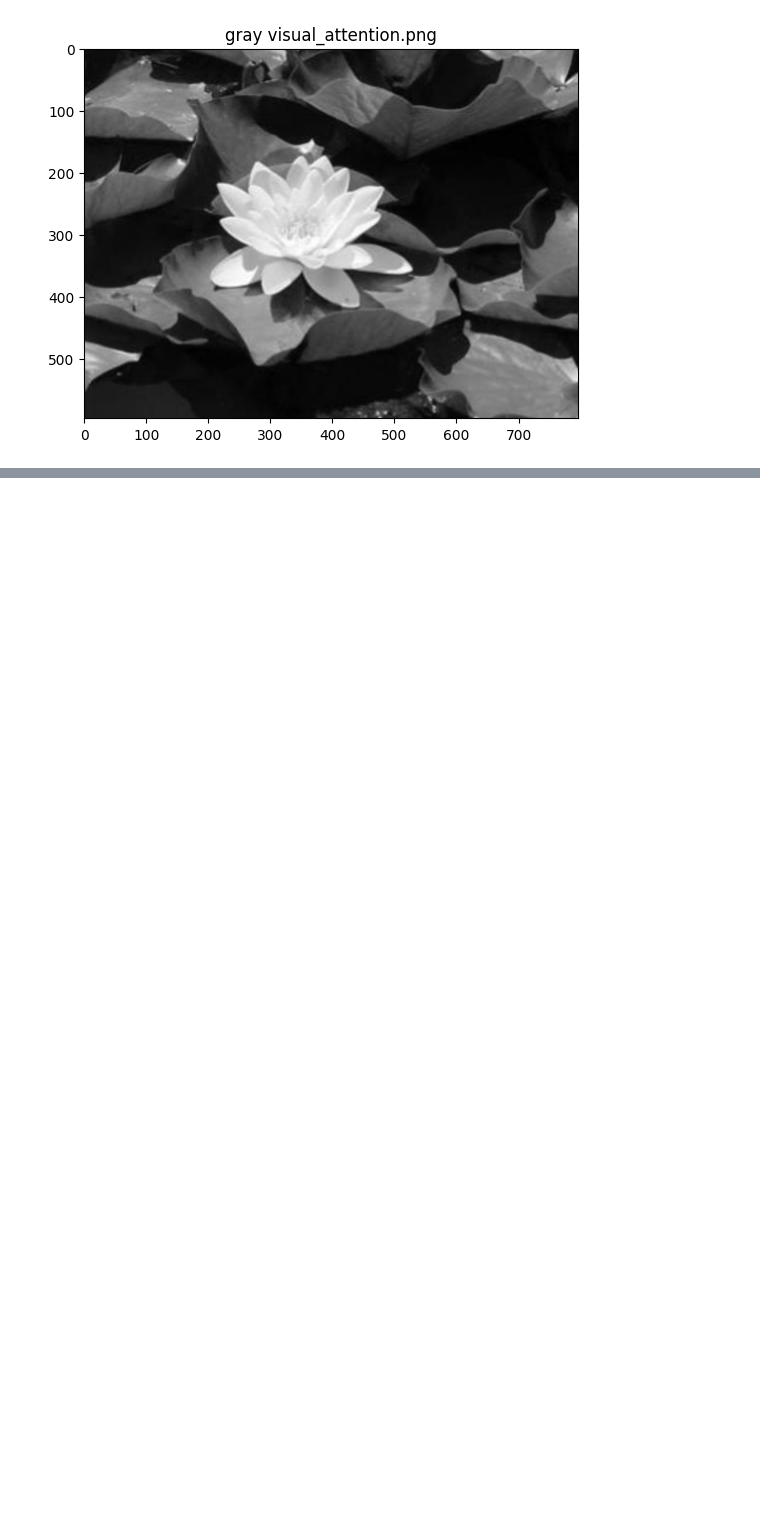
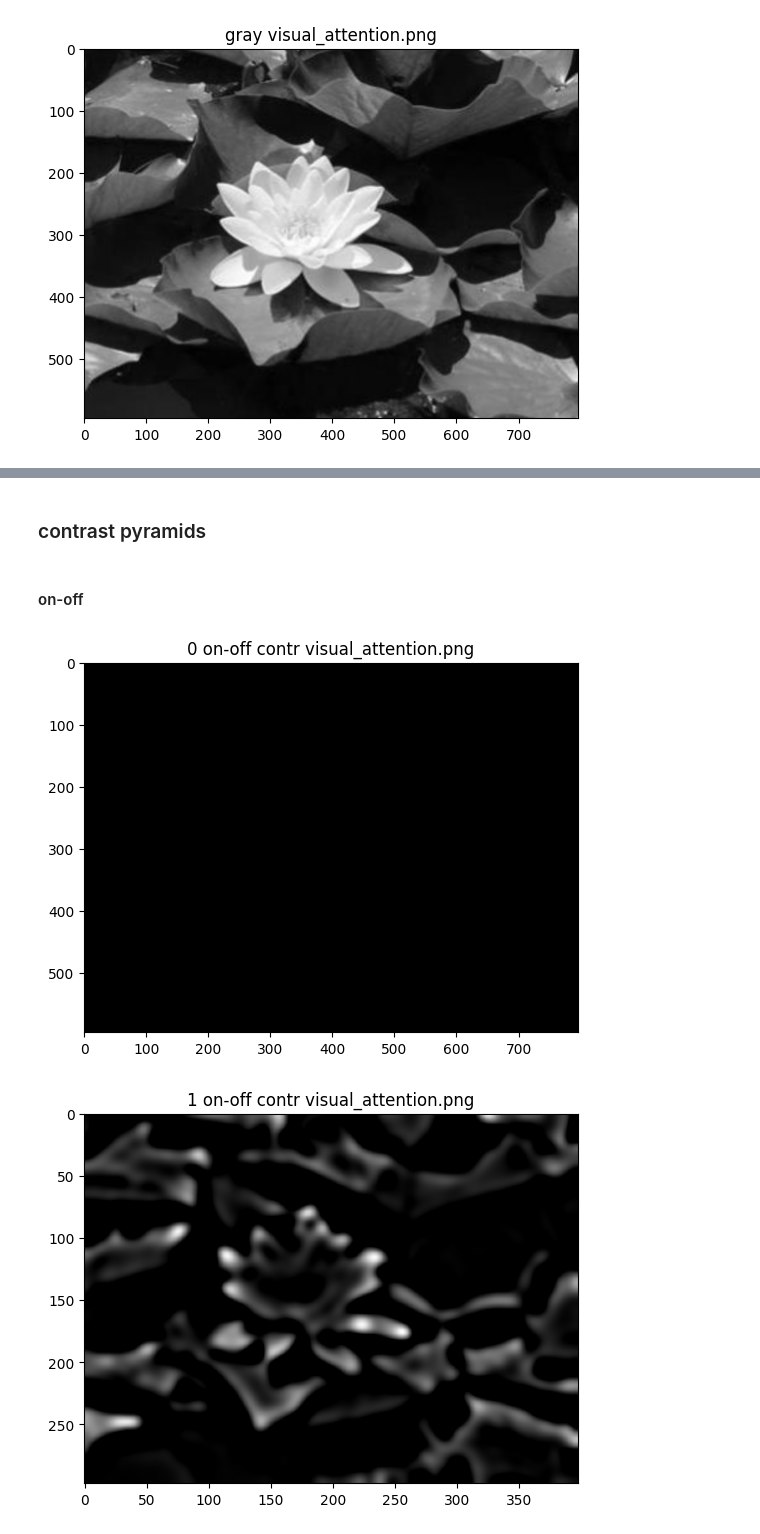
Before and after one commit to marekd6/CV1_labs, a Jupyter notebook: Assignment 02-20251125/cv1_2_3.ipynb, the cells around one changed output, grey strips where cells are left out. Drawn from its saved outputs; the diff is of its cells as text; code cells hidden in the pictures; blank space fills up the shorter version.

```diff
--- a/Assignment 02-20251125/cv1_2_3.ipynb
+++ b/Assignment 02-20251125/cv1_2_3.ipynb
@@ -33,2 +37,36 @@ def load_display_img(pth, is_gray=False):
+# %%
+def calc_vis_contrast_pyramid(centre_p, surround_p, pth=''):
+    # contr_p_on_off = np.zeros_like(centre_p)
+    # contr_p_off_on = np.zeros_like(centre_p)
+    # print(centre_p)
+    # print(surround_p)
+    for j, imgs in enumerate(zip(centre_p, surround_p)):
+        print(j)
+        img_c, img_s = imgs
+        contr = img_c - img_s
+        contr_on_off = np.clip(contr, 0, 1)
+        show_img(contr_on_off, 'contr ' + pth, str(j))
+        # contr_p_on_off[j, :] = contr_on_off
+        contr *= -1
+        contr_off_on = np.clip(contr, 0, 1)
+        show_img(contr_off_on, 'contr ' + pth, str(j))
+        # contr_p_off_on[j, :] = contr_off_on
+    # vis_pyramid(contr_p_on_off, pth, 'on-off')
+    # vis_pyramid(contr_p_off_on, pth, 'off-on')
+    # return contr_p_on_off, contr_p_off_on
+# %%
+def calc_vis_contrast_pyramid(centre_p, surround_p, pth='', is_on_off=True):
+    for j, imgs in enumerate(zip(centre_p, surround_p)):
+        img_c, img_s = imgs
+        contr = img_c - img_s
+        contr_t = 'on-off'
+        if not is_on_off:
+            contr *= -1
+            contr_t = 'off-on'
+        np.clip(contr, 0, 1, contr)
+        show_img(contr, contr_t + ' contr ' + pth, str(j))
+    # vis_pyramid(contr_p_on_off, pth, 'on-off')
+    # vis_pyramid(contr_p_off_on, pth, 'off-on')
+    # return contr_p_on_off, contr_p_off_on
 # %% [markdown]
 ## visual_attention
@@ -51,0 +108,9 @@ surround_pyr = ski.transform.pyramid_gaussian(img, max_layer=4, sigma=16)
+# %% [markdown]
+### contrast pyramids
+# %% [markdown]
+#### on-off
+# %%
+calc_vis_contrast_pyramid(centre_pyr, surround_pyr, pth)
+# %% [output]
+[figure, added]
+[figure, added]
```
Also changed, not shown: parts of 14 cells of this notebook.
